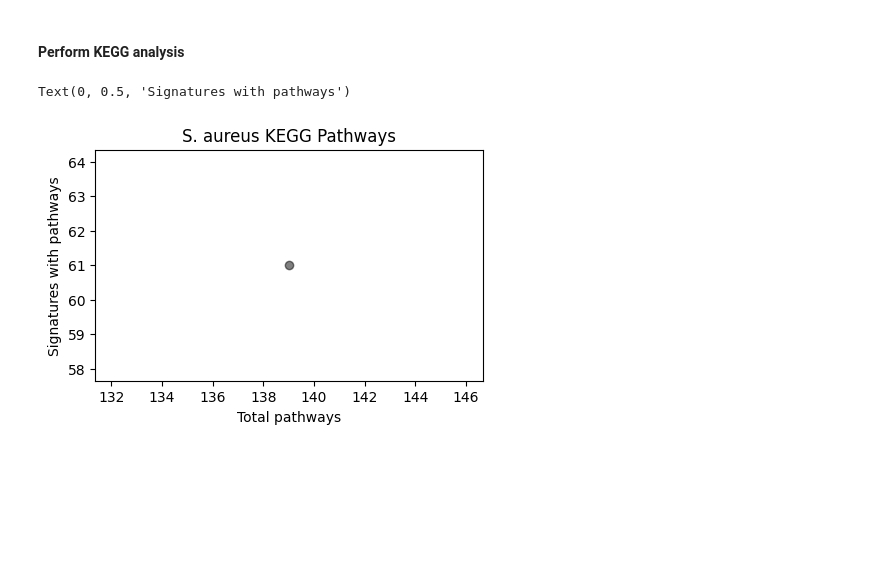
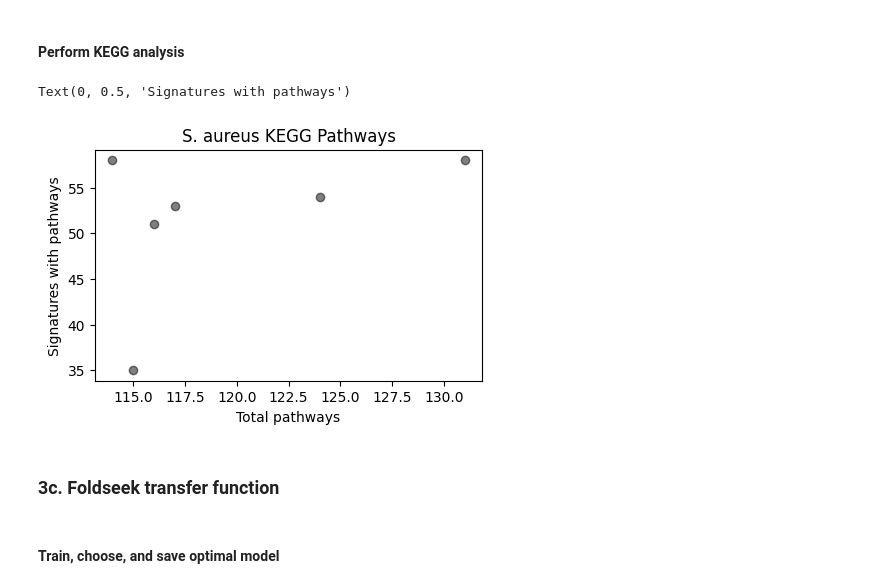
Before and after one commit to Mukundan-T/seqADAGE, a Jupyter notebook: Py/muk_transfer_learning/Mukundan_sA_ecmg_tl.ipynb, the cells around one changed output. Drawn from its saved outputs; the diff is of its cells as text; code cells hidden in the pictures; blank space fills up the shorter version.

```diff
--- a/Py/muk_transfer_learning/Mukundan_sA_ecmg_tl.ipynb
+++ b/Py/muk_transfer_learning/Mukundan_sA_ecmg_tl.ipynb
@@ -852,13 +855,19 @@ path_info[0]
 # %%
-# Save the best model
-sa_objs_salmon[0].autoencoder.save(
-  '/content/drive/My Drive/Comp-Bio-Projs-S26/data/muk-in-use/ec_sa_salmon_best_model.keras'
-)
+# Save the best models
+i = 1
+for seed in [3, 14, 11, 4, 13, 2]:
+  sa_objs[seed].autoencoder.save(
+    f'/content/drive/My Drive/Comp-Bio-Projs-S26/data/muk-in-use/ec_sa_best_salmon_model_{i}.keras'
+  )
+  i += 1
 # %%
-# Save KEGG enrichment matrix for best model
-kegg_dfs[0].to_csv(
-  '/content/drive/MyDrive/Comp-Bio-Projs-S26/data/muk-in-use/ec_sa_salmon_kegg_ps.csv',
-)
+# Save KEGG enrichment matrices for best models
+i = 1
+for seed in [3, 14, 11, 4, 13, 2]:
+  kegg_dfs[seed].to_csv(
+    f'/content/drive/MyDrive/Comp-Bio-Projs-S26/data/muk-in-use/ec_sa_kegg_ps_salmon_{i}.csv',
+  )
+  i += 1
 # %% [markdown]
 #### Loss Curves and Weight Distributions
 # %%
@@ -916,23 +937,32 @@ plt.show()
 # %% [markdown]
 #### Perform KEGG analysis
 # %%
-# Load KEGG p-value matrix
-kegg_ps1 = pd.read_csv(
-  '/content/drive/MyDrive/Comp-Bio-Projs-S26/data/muk-in-use/ec_sa_salmon_kegg_ps.csv',
-  index_col = 0
-)
+# Load KEGG p-value matrices
+kegg_dfs = []
+
+for i in range(6):
+  kegg_dfs.append(
+    pd.read_csv(
+      f'/content/drive/MyDrive/Comp-Bio-Projs-S26/data/muk-in-use/ec_sa_kegg_ps_salmon_{i+1}.csv',
+      index_col = 0
+    )
+  )
 # %%
 # Plot KEGG pathways
 plt.figure(figsize = (5, 3))
 
-for kegg_vals in [kegg_ps1]:
-  x = ((kegg_vals > 1.3).sum(0) > 0).sum()
-  y = ((kegg_vals > 1.3).sum(1) > 0).sum()
-  plt.scatter(x, y, alpha = 0.5, color = "black")
+for kegg_vals in kegg_dfs:
+  x = ((kegg_vals > 1.5).sum(0) > 0).sum()
+  y = ((kegg_vals > 1.5).sum(1) > 0).sum()
+  plt.scatter(x, y, alpha = 0.5, color = 'black')
 
 plt.title('S. aureus KEGG Pathways')
 plt.xlabel('Total pathways')
 plt.ylabel('Signatures with pathways')
 # %% [output]
 Text(0, 0.5, 'Signatures with pathways')
-[figure, old version]
+[figure, new version]
+# %% [markdown]
+### 3c. Foldseek transfer function
+# %% [markdown]
+#### Train, choose, and save optimal model
```
Also changed, not shown: parts of 20 cells of this notebook.
